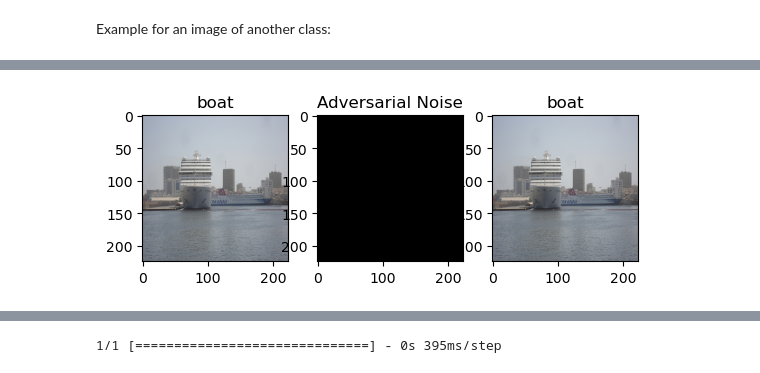
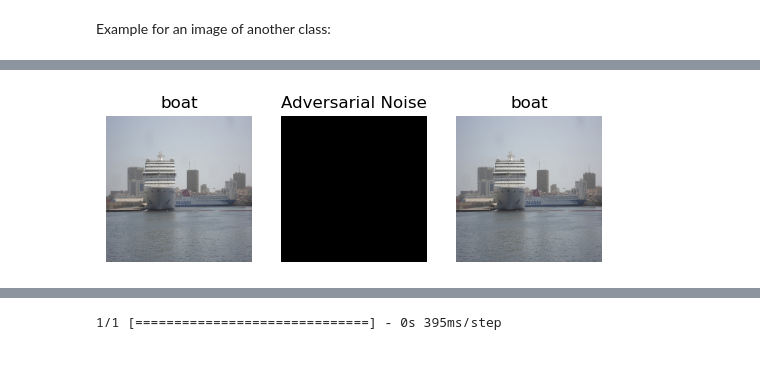
Before and after one commit to xEluaS/Computer_Vision_Group_Assignment_2, a Jupyter notebook: adversarial_attack.ipynb, the cells around one changed output, grey strips where cells are left out. Cells and saved outputs as stored; diff of their text form; code cells hidden in the pictures.

Commit message:
Added clean code of adversarial attack in the notebook_template
I have also added the adversarial_noises.npy that we'll need to upload in kaggle.

```diff
--- a/adversarial_attack.ipynb
+++ b/adversarial_attack.ipynb
@@ -155,6 +159,0 @@ def generate_adversary(img,target,model,regularization,loss_function):
-# %%
-# Test with one image:
-img = X_train[1]
-tgt = y_train[1].argmax()
-
-adv_img = generate_adversary(img,2,model,l1(0.01),'categorical_crossentropy')
@@ -163,24 +162,24 @@ Included in a loop so it works for any given image: apply adversarial attack onl
 # %%
-def classify_image(image):
-    predictions = model.predict(image.reshape((1, 224, 224, 3)))
+def model_predictions(image):
+    predictions = model.predict(image.reshape((1, im_size, im_size, im_depth)))
     return predictions
 
-def classify_with_adversarial(image):
-    # Classify the image
-    predictions = classify_image(image)
+def attacked_model_predictions(image):
+    # Classify the image per the best classification model
+    predictions = model_predictions(image)
 
-    # Check if the image is classified as sheep (assuming sheep class is index 5)
+    # Check if the image is classified as Cat (i.e. chosen attacked class)
     if predictions.argmax() == 7:
-        # Generate adversarial example targeting bird class (assuming bird class is index 2)
-        adv_img, adv_weights = generate_adversary(image, 2, model, l1(0.01), 'categorical_crossentropy')
+        # Generate adversarial perturbation targeting Bird class
+        adv_img, adv_weights = train_adversary_model_one_image(image, 2, model, l1(0.01), 'categorical_crossentropy')
 
-        # Re-classify the adversarial image
-        predictions = classify_image(adv_img)
+        # Re-classify the adversarial image per the best classification model
+        predictions = model_predictions(adv_img)
 
         return predictions, adv_img, adv_weights
 
     else:
-        return predictions, image, np.zeros((224, 224, 3))
+        return predictions, image, np.zeros((im_size, im_size, im_depth))
 # %% [markdown]
 Example for an image of the class attacked:
 # %%
@@ -215,17 +227,26 @@ To silence this warning, decorate the function with @tf.autograph.experimental.d
 # %% [markdown]
 Example for an image of another class:
 # %%
+# True image and class label from training set
 img_true = X_train[2]
 ind_true = y_train[2].argmax()
-predictions, img_adv, noise_adv = classify_with_adversarial(img_true)
+
+# Attacked image and predicted class label
+predictions, img_adv, noise_adv = attacked_model_predictions(img_true)
 ind_adv = predictions.argmax()
 
 fig, axs = plt.subplots(1, 3)
 axs[0].imshow(img_true)
 axs[0].set_title(labels_df.columns.tolist()[ind_true])
-axs[1].imshow(np.clip(noise_adv*100, 0, 1))   # (Noise * 100) to amplify it and improve visibility & clip to color range.
+axs[0].axis('off')
+
+axs[1].imshow(np.clip(noise_adv*100, 0, 1))
+     # (Noise * 100) to amplify it and improve visibility & clip to color range.
 axs[1].set_title("Adversarial Noise")
+axs[1].axis('off')
+
 axs[2].imshow(img_adv)
 axs[2].set_title(labels_df.columns.tolist()[ind_adv])
+axs[2].axis('off')
 plt.show()
 # %% [output]
@@ -233 +254 @@ plt.show()
-[figure, old version]
+[figure, new version]
```
Also changed, not shown: parts of 33 cells of this notebook, 1 other file.
